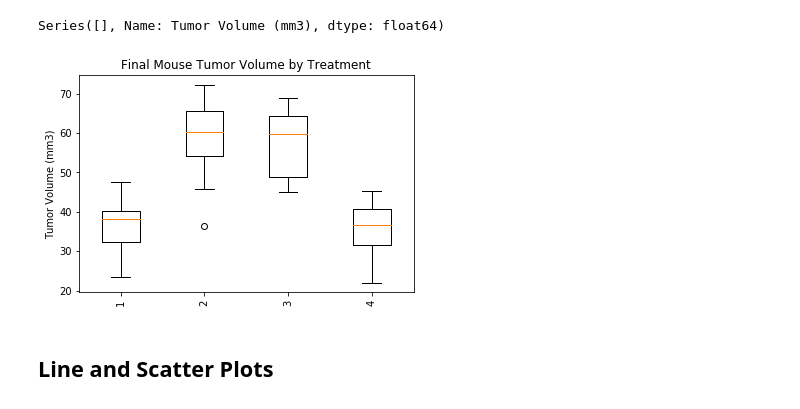
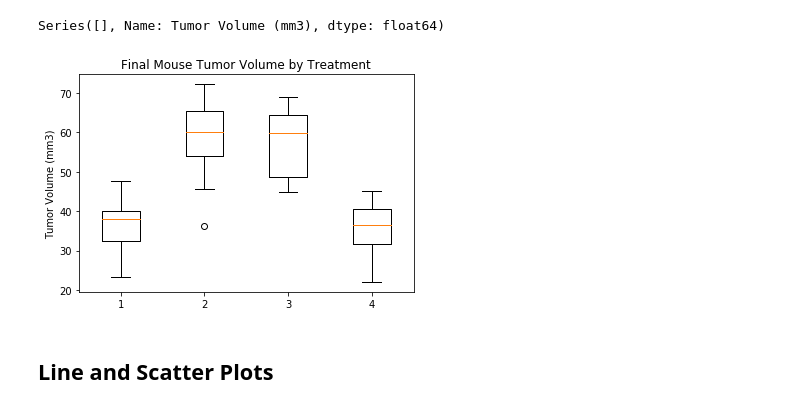
Before and after one commit to pasco27/matplotlib_homework, a Jupyter notebook: pymaceuticals_pascarella1.ipynb, the cells around one changed output. Drawn from its saved outputs; the diff is of its cells as text; code cells hidden in the pictures.

Commit message:
still messing with plot labeling and presentation

```diff
--- a/pymaceuticals_pascarella1.ipynb
+++ b/pymaceuticals_pascarella1.ipynb
@@ -487,18 +474,23 @@ Series([], Name: Tumor Volume (mm3), dtype: float64)
 # %%
 # Generate a box plot of the final tumor volume of each mouse across four regimens of interest
 
 tumor_data_to_plot = [tumor_size_capomulin, tumor_size_infubinol, tumor_size_ceftamin, tumor_size_ramicane]
 tumor_data_labels = ['Capomulin', 'Infubinol', 'Ceftamin', 'Ramicane']
 
 plt.boxplot(tumor_data_to_plot)
 
-# plt.figure(figsize=(10,5))
 plt.title('Final Mouse Tumor Volume by Treatment')
 plt.ylabel('Tumor Volume (mm3)')
-plt.xticks(rotation=90)  #<--- got to mess with xticks to get the labels in correctly
 
-### somethingggggg.set_xticklabels(['Capomulin', 'Infubinol', 'Ceftamin', 'Ramicane'])
+### This is all stuff I've tried to get labels on the ticks:::
+plt.xticks(rotation=90, ticks='none', labels=tumor_data_labels)  #<--- got to mess with xticks to get the labels in correctly
+#color = {'boxes': 'DarkGreen', 'whiskers': 'DarkOrange', 'medians': 'DarkBlue', 'caps': 'Gray'}
+#plt.box(color=color, sym='r+')
+#ax.set(xlabel='Year', ylabel='Performance', axisbelow=True,
+#tumor_data_to_plot.set(xticklabels=['Capomulin', 'Infubinol', 'Ceftamin', 'Ramicane'])
+#dataframe.set_xticklabels(['Capomulin', 'Infubinol', 'Ceftamin', 'Ramicane'])
 #plt.xticks(xlabel=tumor_data_labels)
+
 plt.show()
 # %% [output]
-[figure, old version]
+[figure, new version]
```
Also changed, not shown: parts of 9 cells of this notebook.
